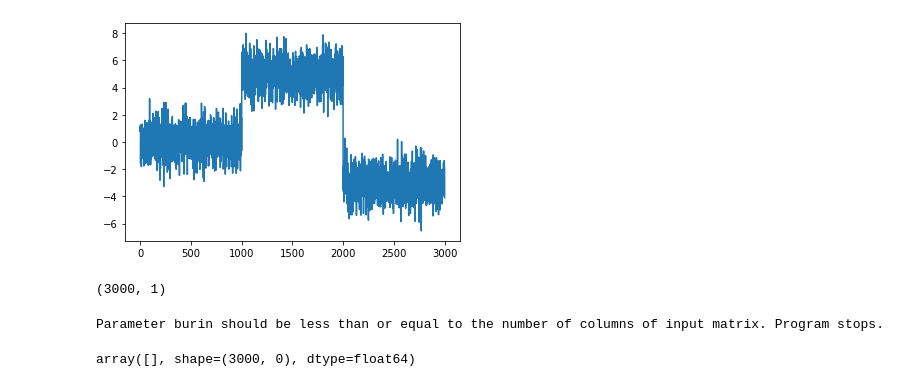
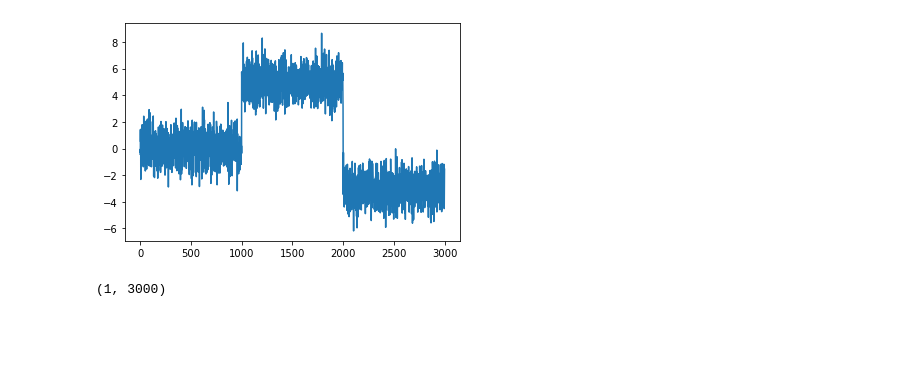
Before and after one commit to davidw0311/fault_diagnosis, a Jupyter notebook: onlineRPCA/test_methods.ipynb, the cells around one changed output. Cells and saved outputs as stored; diff of their text form; code cells hidden in the pictures; blank space fills up the shorter version.

```diff
--- a/onlineRPCA/test_methods.ipynb
+++ b/onlineRPCA/test_methods.ipynb
@@ -22,36 +22,36 @@ results = {}
 # #    U0 = scipy.linalg.orth(U0)
 # V0 = np.random.randn(n + burnin,r)
 # L0 = U0.dot(V0[:burnin,:].transpose())
 # U = U0
 # for k in range(n):
 #     i = k // n_p
 #     U += 1.0/n_p*Utilde[i]
 #     L0 = np.hstack((L0, U.dot(V0[burnin+k, :]).reshape(m,1)))
 # S0 = (np.random.uniform(0, 1, size=(m,n + burnin)) < rho).astype(int) * np.random.uniform(-1000, 1000, size=(m,n + burnin))
 # M0 = L0+S0
 # # save random generator state
 # random_state = np.random.get_state()
 
 
 #stoc_RPCA
 # start = timer()
 # Lhat, Shat, rank, Uhat = stoc_rpca(M0, burnin, lam=100, mu=0.01)
 # Lhat, Shat, rank, Uhat = stoc_rpca(M0, burnin)
 # results['stoc_rpca'] = evaluate(Lhat, Shat, L0, S0, r, U0, burnin)
 # end = timer()
 
 mydata = np.concatenate((np.random.randn(1000), np.random.randn(1000)+5))
 mydata = np.concatenate((mydata, np.random.randn(1000)-3))
 
 plt.plot(mydata)
 plt.show()
 
-M0 = np.zeros()
+
 M0 = np.resize(mydata, (1,len(M0)))
 print(M0.shape)
 # %% [output]
-[figure, old version]
+[figure, new version]
-(3000, 1)
+(1, 3000)
 # %%
 burnin= 200
 m=1
@@ -77,9 +77,3 @@ n_p = 250
 
 Lhat, Shat, rank, cp, num_sparses = omwrpca_cp(M0, burnin, win_size, track_cp_burnin, n_check_cp, alpha, proportion, n_positive, min_test_size,
                                                 tolerance_num=tolerance_num, lambda1=1.0/np.sqrt(m), lambda2=1.0/np.sqrt(m)*(10**2), factor=factor)
-# %% [output]
-Parameter burin should be less than or equal to the number of columns of input matrix. Program stops.
-# %%
-Shat
-# %% [output]
-array([], shape=(3000, 0), dtype=float64)
```
Also changed, not shown: parts of 2 cells of this notebook, 2 other files.
